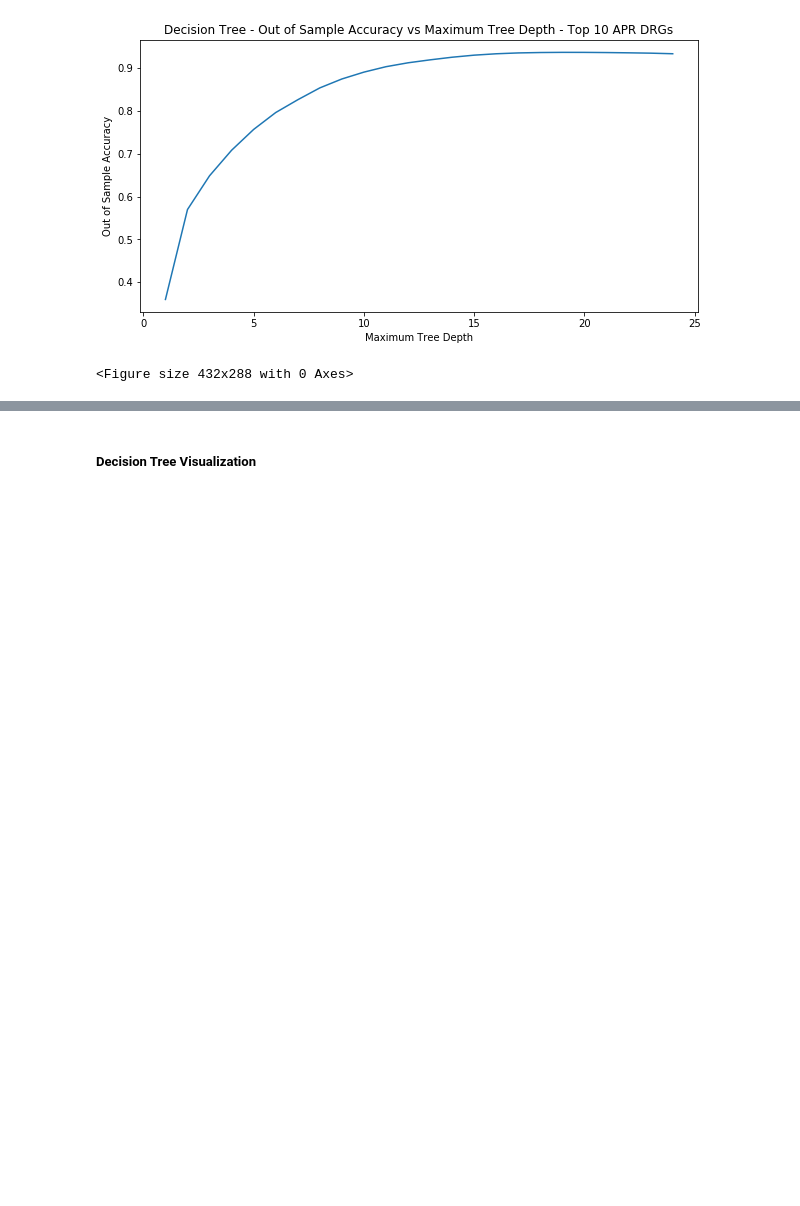
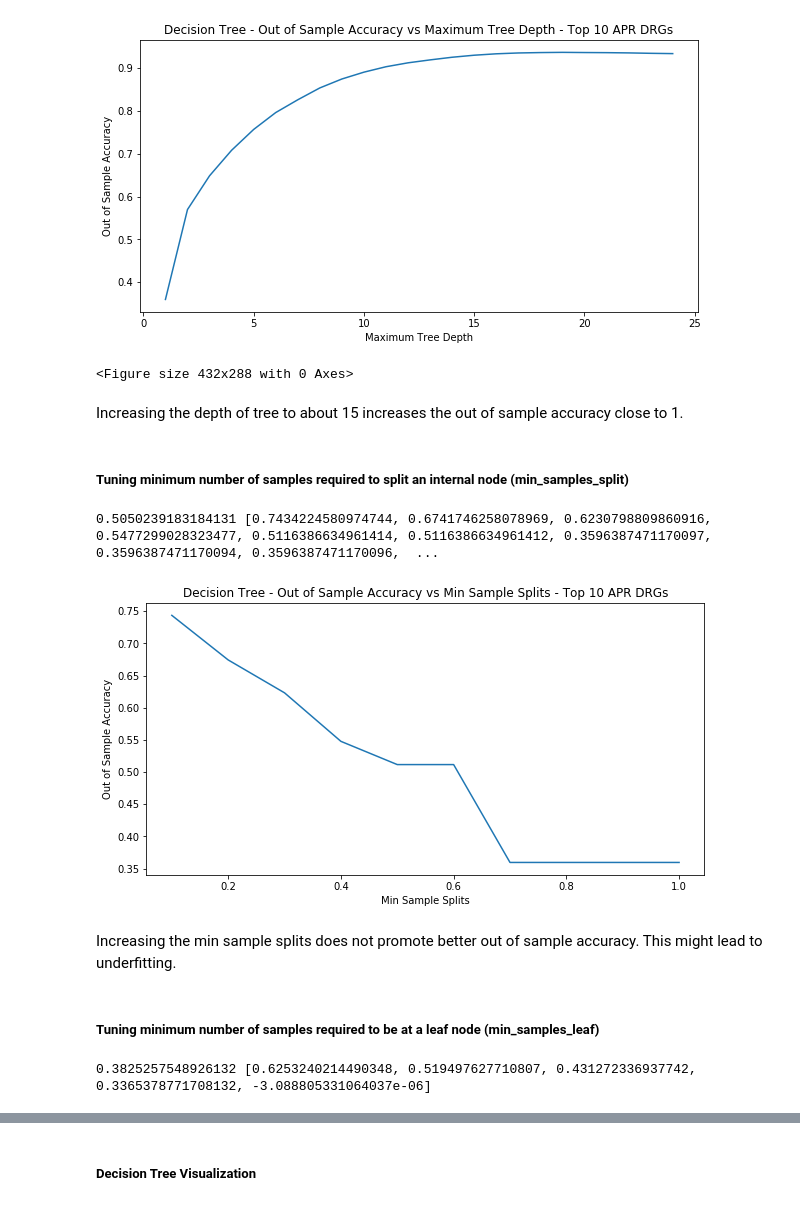
Before and after one commit to meiguan/nycHospitalPricing, a Jupyter notebook: 5_allAprDrgModel.ipynb, the cells around one changed output, grey strips where cells are left out. Drawn from its saved outputs; the diff is of its cells as text; code cells hidden in the pictures; blank space fills up the shorter version.

```diff
--- a/5_allAprDrgModel.ipynb
+++ b/5_allAprDrgModel.ipynb
@@ -269,3 +271,46 @@ plt.savefig('decisionTreeTop10APRDRGsOutOfSampleAccuracy.png')
 # %% [output]
 [figure]
 <Figure size 432x288 with 0 Axes>
+# %% [markdown]
+Increasing the depth of tree to about 15 increases the out of sample accuracy close to 1.
+# %% [markdown]
+
+##### Tuning minimum number of samples required to split an internal node (min_samples_split)
+# %%
+# get the average OS accuracy for min numbe of samples required to split
+OS=[]
+min_samples_splits = np.linspace(0.1, 1.0, 10, endpoint=True)
+
+for i in min_samples_splits:
+    dt = DecisionTreeRegressor(min_samples_split=i)
+    dt.fit(X_train, y_train)
+    OS.append(dt.score(X_test, y_test))
+print(np.mean(OS), OS)
+# %% [output]
+0.5050239183184131 [0.7434224580974744, 0.6741746258078969, 0.6230798809860916, 0.5477299028323477, 0.5116386634961414, 0.5116386634961412, 0.3596387471170097, 0.3596387471170094, 0.3596387471170096,  ...
+# %%
+# your code here
+plt.figure(figsize=(10, 5))
+plt.plot(min_samples_splits, OS)
+plt.xlabel("Min Sample Splits")
+plt.ylabel("Out of Sample Accuracy")
+plt.title("Decision Tree - Out of Sample Accuracy vs Min Sample Splits - Top 10 APR DRGs")
+plt.show()
+# %% [output]
+[figure, added]
+# %% [markdown]
+Increasing the min sample splits does not promote better out of sample accuracy. This might lead to underfitting.
+# %% [markdown]
+##### Tuning minimum number of samples required to be at a leaf node (min_samples_leaf)
+# %%
+# get the average OS accuracy for minimum number of samples required to be at a leaf node
+OS=[]
+min_samples_leafs = np.linspace(0.1, 0.5, 5, endpoint=True)
+
+for i in min_samples_leafs:
+    dt = DecisionTreeRegressor(min_samples_leaf=i)
+    dt.fit(X_train, y_train)
+    OS.append(dt.score(X_test, y_test))
+print(np.mean(OS), OS)
+# %% [output]
+0.3825257548926132 [0.6253240214490348, 0.519497627710807, 0.431272336937742, 0.3365378771708132, -3.088805331064037e-06]
```
Also changed, not shown: parts of 18 cells of this notebook, 5 other files.
